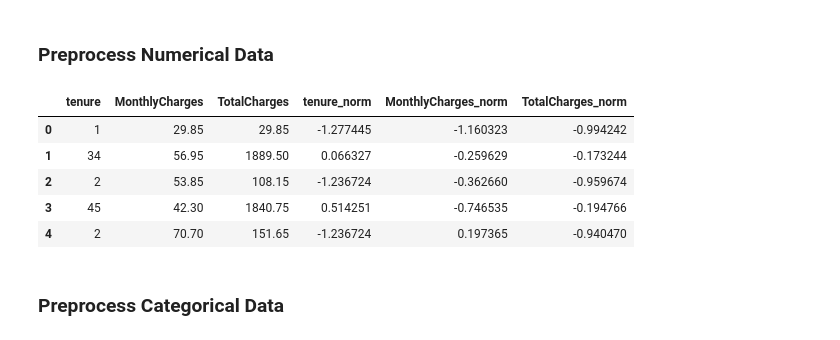
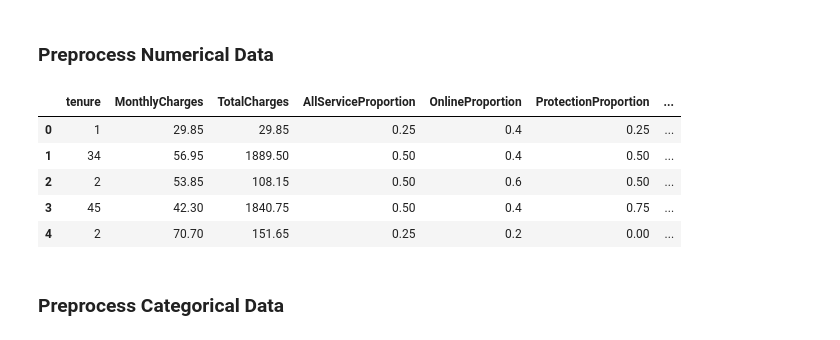
Before and after one commit to chanonchacharu/DM-TelcoChurnPrediction, a Jupyter notebook: churn-prediction-des434-data-analysis-and-ml.ipynb, the cells around one changed output. Drawn from its saved outputs; the diff is of its cells as text; code cells hidden in the pictures.

```diff
--- a/churn-prediction-des434-data-analysis-and-ml.ipynb
+++ b/churn-prediction-des434-data-analysis-and-ml.ipynb
@@ -130,33 +189,33 @@ There is no outliers among the numerical data in the dataset; hence, we don't ha
 # %%
 from sklearn.preprocessing import StandardScaler, MinMaxScaler
 
 # Imputation (incase for missing values) based on the visualization
 df['tenure'] = df['tenure'].fillna(df['tenure'].mean())
 df['MonthlyCharges'] = df['MonthlyCharges'].fillna(df['MonthlyCharges'].mean())
 df['TotalCharges'] = df['TotalCharges'].fillna(df['TotalCharges'].median())
 
 # Need to perform Z-score Normalization on the numerical data
 # Using Z-score Normalization because we DON'T know the possible Range
 znorm_scaler = StandardScaler()
 
 # Using MinMaxScaler to make the data numerical dat within the same range as categorical of [0,1]??
 minmax_scaler = MinMaxScaler(feature_range = (0,1))
 
-numerical_data_col = ['tenure','MonthlyCharges','TotalCharges']
+numerical_data_col = ['tenure','MonthlyCharges','TotalCharges','AllServiceProportion','OnlineProportion','ProtectionProportion','StreamingProportion']
 numerical_df = df[numerical_data_col]
 
 transnumerical_data_col = [f'{col}_norm' for col in numerical_data_col]
 numerical_df[transnumerical_data_col] = znorm_scaler.fit_transform(numerical_df[numerical_data_col])
 # numerical_df[transnumerical_data_col] = minmax_scaler.fit_transform(numerical_df[numerical_data_col])
 
 numerical_df.head()
 # %% [output]
-|  | tenure | MonthlyCharges | TotalCharges | tenure_norm | MonthlyCharges_norm | TotalCharges_norm |
-| 0 | 1 | 29.85 | 29.85 | -1.277445 | -1.160323 | -0.994242 |
-| 1 | 34 | 56.95 | 1889.50 | 0.066327 | -0.259629 | -0.173244 |
-| 2 | 2 | 53.85 | 108.15 | -1.236724 | -0.362660 | -0.959674 |
-| 3 | 45 | 42.30 | 1840.75 | 0.514251 | -0.746535 | -0.194766 |
-| 4 | 2 | 70.70 | 151.65 | -1.236724 | 0.197365 | -0.940470 |
+|  | tenure | MonthlyCharges | TotalCharges | AllServiceProportion | OnlineProportion | ProtectionProportion | ... |
+| 0 | 1 | 29.85 | 29.85 | 0.25 | 0.4 | 0.25 | ... |
+| 1 | 34 | 56.95 | 1889.50 | 0.50 | 0.4 | 0.50 | ... |
+| 2 | 2 | 53.85 | 108.15 | 0.50 | 0.6 | 0.50 | ... |
+| 3 | 45 | 42.30 | 1840.75 | 0.50 | 0.4 | 0.75 | ... |
+| 4 | 2 | 70.70 | 151.65 | 0.25 | 0.2 | 0.00 | ... |
 # %% [markdown]
 ### Preprocess Categorical Data
 # %%
```
Also changed, not shown: parts of 18 cells of this notebook.
